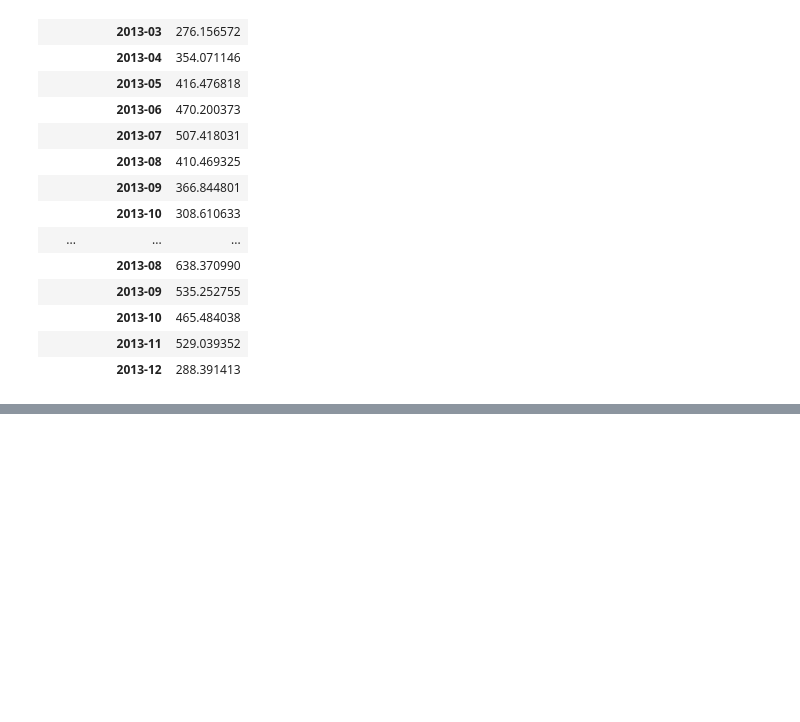
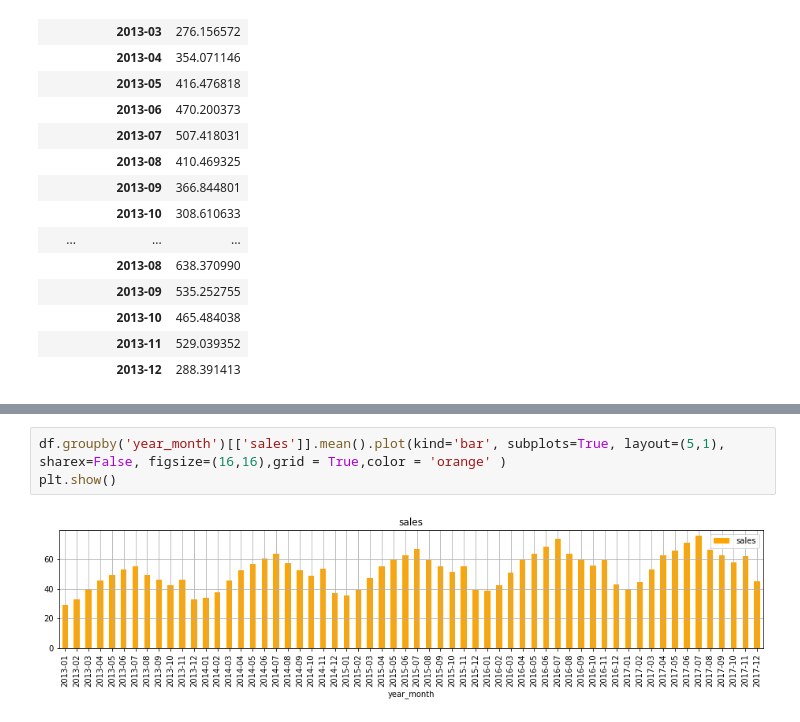
Before and after one commit to lesliechiri/jupyter-forecasting, a Jupyter notebook: Forecasting.ipynb, the cells around one changed output, grey strips where cells are left out. Saved outputs shown, nothing was run; the diff lists cells and outputs as text; blank space fills up the shorter version.

Commit message:
std, var and mean

```diff
--- a/Forecasting.ipynb
+++ b/Forecasting.ipynb
@@ -435,0 +397,5 @@ grid = True
+# %%
+df.groupby('year_month')[['sales']].mean().plot(kind='bar', subplots=True, layout=(5,1), sharex=False, figsize=(16,16),grid = True,color = 'orange' )
+plt.show()
+# %% [output]
+[figure, added]
```
Also changed, not shown: parts of 8 cells of this notebook.
